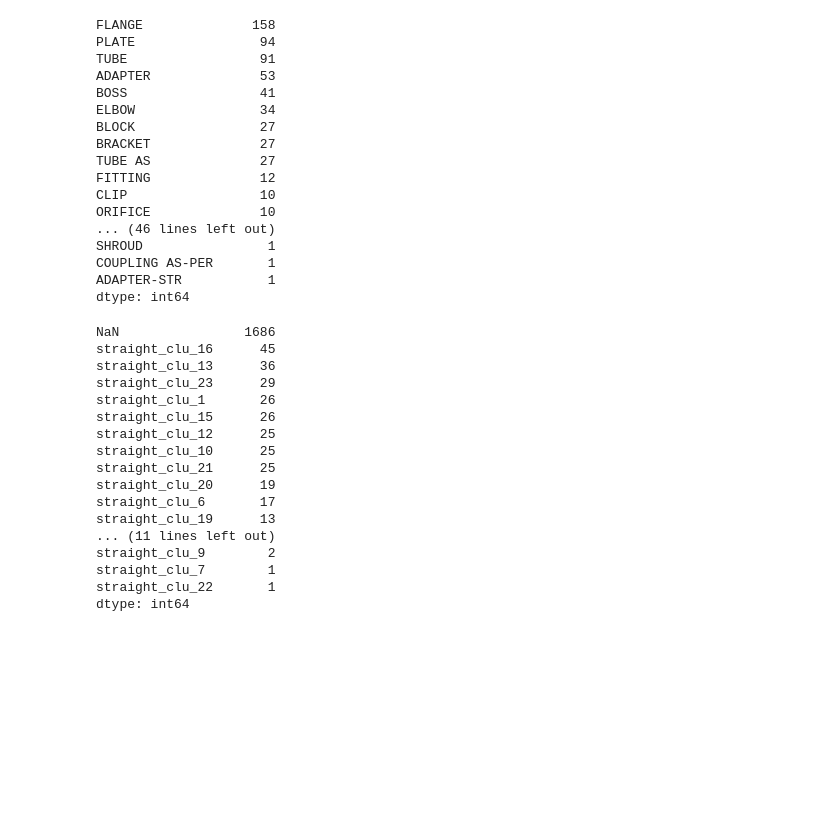
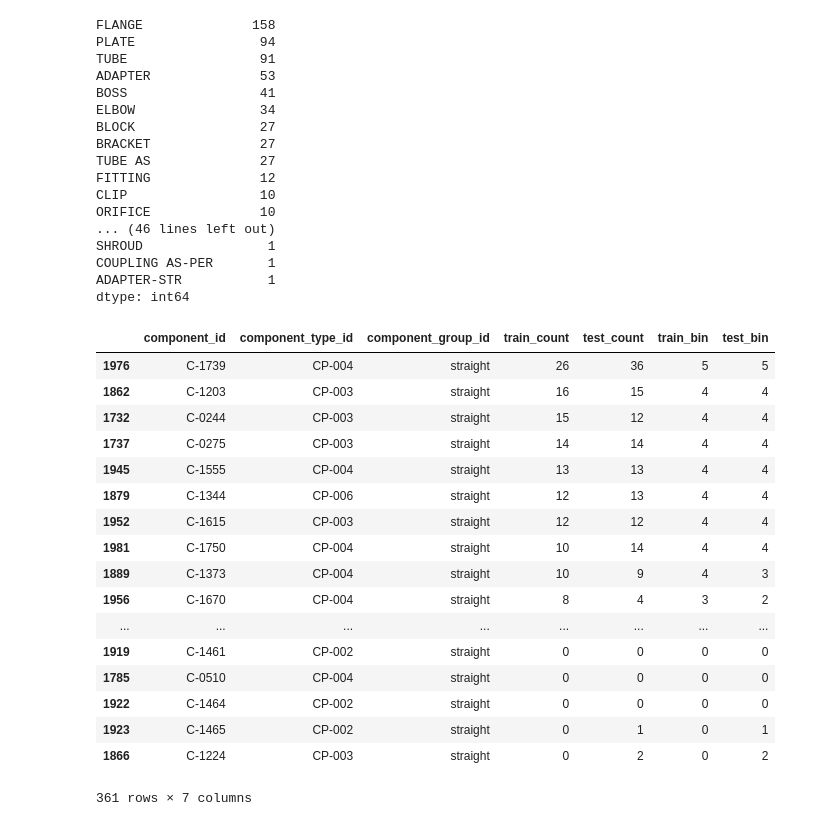
Before and after one commit to cberzan/kaggle-caterpillar, a Jupyter notebook: caterpillar-tube-pricing/components.ipynb, the cells around one changed output. Cells and saved outputs as stored; diff of their text form; code cells hidden in the pictures; blank space fills up the shorter version.

```diff
--- a/caterpillar-tube-pricing/components.ipynb
+++ b/caterpillar-tube-pricing/components.ipynb
@@ -178,23 +178,26 @@ SHROUD                1
 COUPLING AS-PER       1
 ADAPTER-STR           1
 dtype: int64
-# %%
-cinfo_df.cluster.value_counts(dropna=False)
-# %% [output]
-NaN                1686
-straight_clu_16      45
-straight_clu_13      36
-straight_clu_23      29
-straight_clu_1       26
-straight_clu_15      26
-straight_clu_12      25
-straight_clu_10      25
-straight_clu_21      25
-straight_clu_20      19
-straight_clu_6       17
-straight_clu_19      13
-... (11 lines left out)
-straight_clu_9        2
-straight_clu_7        1
-straight_clu_22       1
-dtype: int64
+# %%
+straight = all_counts[all_counts.component_group_id == 'straight'].copy()
+straight.sort('train_count', ascending=False, inplace=True)
+straight
+# %% [output]
+|  | component_id | component_type_id | component_group_id | train_count | test_count | train_bin | test_bin |
+| 1976 | C-1739 | CP-004 | straight | 26 | 36 | 5 | 5 |
+| 1862 | C-1203 | CP-003 | straight | 16 | 15 | 4 | 4 |
+| 1732 | C-0244 | CP-003 | straight | 15 | 12 | 4 | 4 |
+| 1737 | C-0275 | CP-003 | straight | 14 | 14 | 4 | 4 |
+| 1945 | C-1555 | CP-004 | straight | 13 | 13 | 4 | 4 |
+| 1879 | C-1344 | CP-006 | straight | 12 | 13 | 4 | 4 |
+| 1952 | C-1615 | CP-003 | straight | 12 | 12 | 4 | 4 |
+| 1981 | C-1750 | CP-004 | straight | 10 | 14 | 4 | 4 |
+| 1889 | C-1373 | CP-004 | straight | 10 | 9 | 4 | 3 |
+| 1956 | C-1670 | CP-004 | straight | 8 | 4 | 3 | 2 |
+| ... | ... | ... | ... | ... | ... | ... | ... |
+| 1919 | C-1461 | CP-002 | straight | 0 | 0 | 0 | 0 |
+| 1785 | C-0510 | CP-004 | straight | 0 | 0 | 0 | 0 |
+| 1922 | C-1464 | CP-002 | straight | 0 | 0 | 0 | 0 |
+| 1923 | C-1465 | CP-002 | straight | 0 | 1 | 0 | 1 |
+| 1866 | C-1224 | CP-003 | straight | 0 | 2 | 0 | 2 |
+361 rows × 7 columns
```
Also changed, not shown: parts of 2 cells of this notebook, 2 other files.
